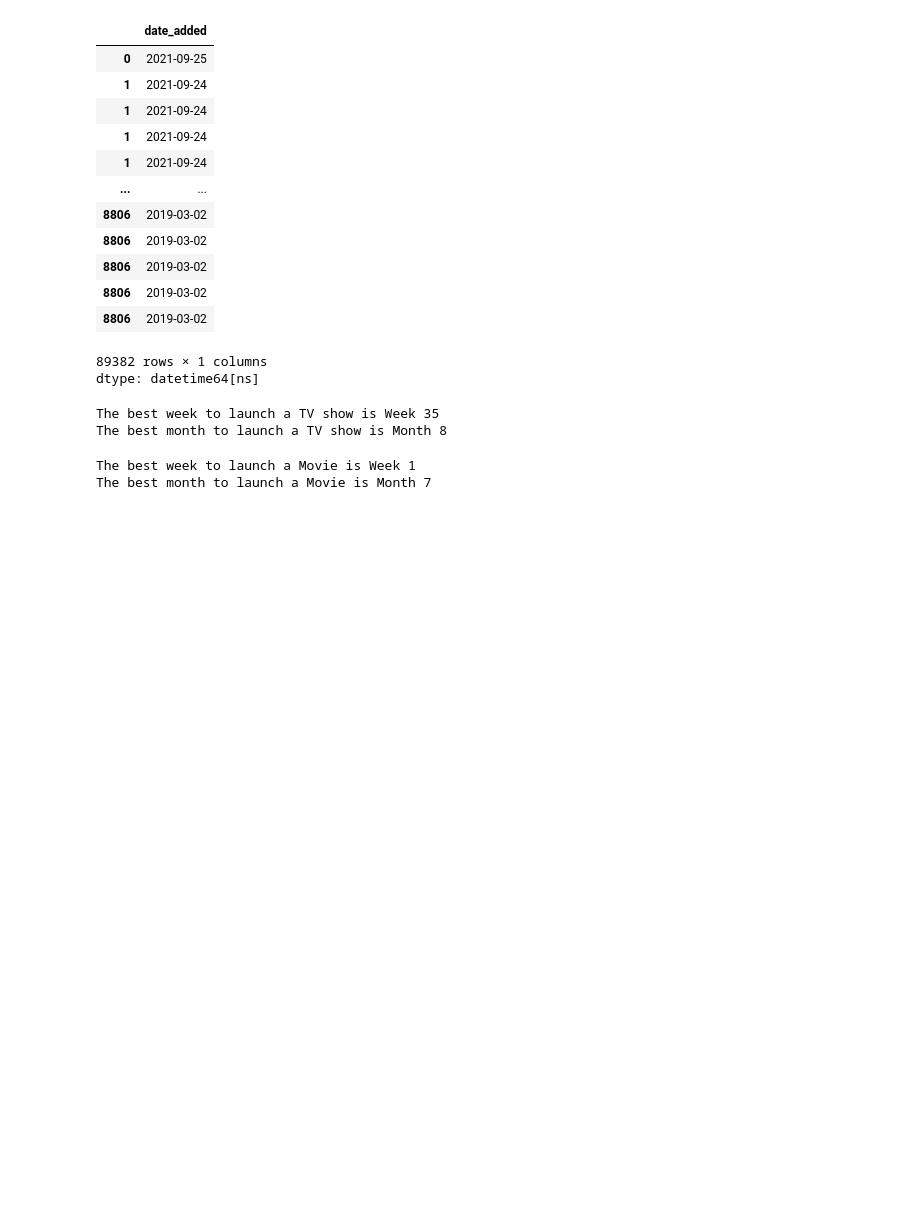
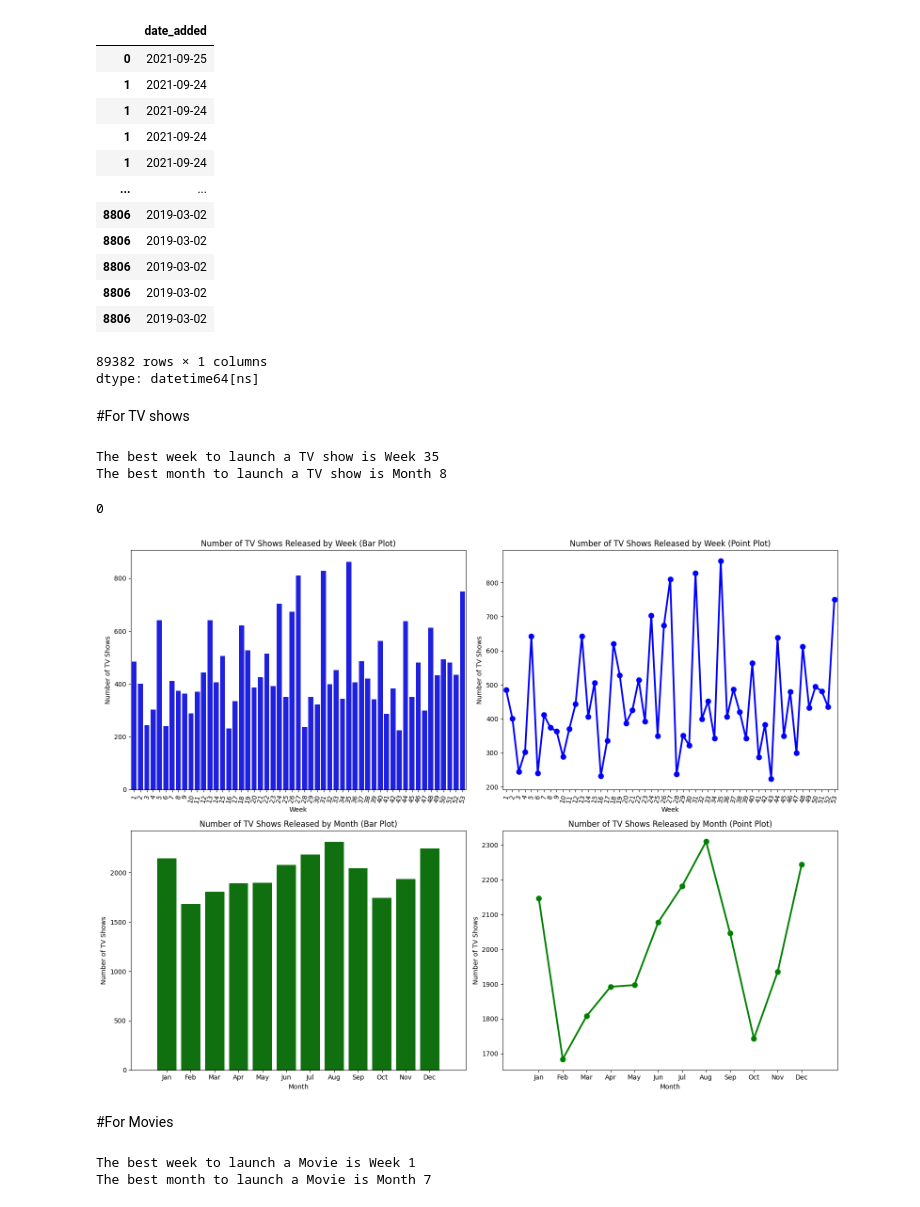
Before and after one commit to ABSHYabhi/Business-Case-Netflix_-Data_Exploration_and_Visualisation-, a Jupyter notebook: Netflix_(Data_Exploration_and_Visualisation)_.ipynb, the cells around one changed output. Drawn from its saved outputs; the diff is of its cells as text; code cells hidden in the pictures; blank space fills up the shorter version.

```diff
--- a/Netflix_(Data_Exploration_and_Visualisation)_.ipynb
+++ b/Netflix_(Data_Exploration_and_Visualisation)_.ipynb
@@ -517,6 +517,8 @@ dtype: datetime64[ns]
 # Extract the week and month from the 'date_added' column
 df['Week'] = df['date_added'].dt.isocalendar().week
 df['Month'] = df['date_added'].dt.month
+# %% [markdown]
+#For TV shows
 # %%
 # Filter TV shows
 tv_shows_df = df[df['type'] == 'TV Show']
@@ -540,6 +542,51 @@ print(f"The best month to launch a TV show is Month {best_month}")
 # %% [output]
 The best week to launch a TV show is Week 35
 The best month to launch a TV show is Month 8
+# %%
+# Drop rows where 'date_added' is missing
+df = df.dropna(subset=['date_added'])
+
+# Create subplots with two rows
+fig, axs = plt.subplots(2, 2, figsize=(16, 12))
+
+# Subplot for TV shows released by week (bar plot)
+sns.barplot(data=tv_shows_by_week, x='Week', y='title', color='b', ax=axs[0, 0])
+axs[0, 0].set_title('Number of TV Shows Released by Week (Bar Plot)')
+axs[0, 0].set_xlabel('Week')
+axs[0, 0].set_ylabel('Number of TV Shows')
+axs[0, 0].set_xticklabels(axs[0, 0].get_xticklabels(), rotation=75)    # Rotate x-axis labels in the 0th row (bar plot)
+
+# Subplot for TV shows released by week (point plot)
+sns.pointplot(data=tv_shows_by_week, x='Week', y='title', color='b', ax=axs[0, 1])
+axs[0, 1].set_title('Number of TV Shows Released by Week (Point Plot)')
+axs[0, 1].set_xlabel('Week')
+axs[0, 1].set_ylabel('Number of TV Shows')
+axs[0, 1].set_xticklabels(axs[0, 1].get_xticklabels(), rotation=75)     # Rotate x-axis labels in the 0th row (point plot)
+
+# Subplot for TV shows released by month (bar plot)
+sns.barplot(data=tv_shows_by_month, x='Month', y='title', color='g', order=range(0, 14), ax=axs[1, 0])
+axs[1, 0].set_title('Number of TV Shows Released by Month (Bar Plot)')
+axs[1, 0].set_xlabel('Month')
+axs[1, 0].set_ylabel('Number of TV Shows')
+axs[1, 0].set_xticks(range(1, 13))
+axs[1, 0].set_xticklabels(['Jan', 'Feb', 'Mar', 'Apr', 'May', 'Jun', 'Jul', 'Aug', 'Sep', 'Oct', 'Nov', 'Dec'])
+
+# Subplot for TV shows released by month (point plot)
+sns.pointplot(data=tv_shows_by_month, x='Month', y='title', color='g', order=range(0, 14), ax=axs[1, 1])
+axs[1, 1].set_title('Number of TV Shows Released by Month (Point Plot)')
+axs[1, 1].set_xlabel('Month')
+axs[1, 1].set_ylabel('Number of TV Shows')
+axs[1, 1].set_xticks(range(1, 13))
+axs[1, 1].set_xticklabels(['Jan', 'Feb', 'Mar', 'Apr', 'May', 'Jun', 'Jul', 'Aug', 'Sep', 'Oct', 'Nov', 'Dec'])
+
+# Adjust the layout and display the plots
+plt.tight_layout()
+plt.show()
+# %% [output]
+0
+[figure, added]
+# %% [markdown]
+#For Movies
 # %%
 # Extract the week and month from the 'date_added' column
 df['Week'] = df['date_added'].dt.isocalendar().week
```
Also changed, not shown: parts of 9 cells of this notebook.
